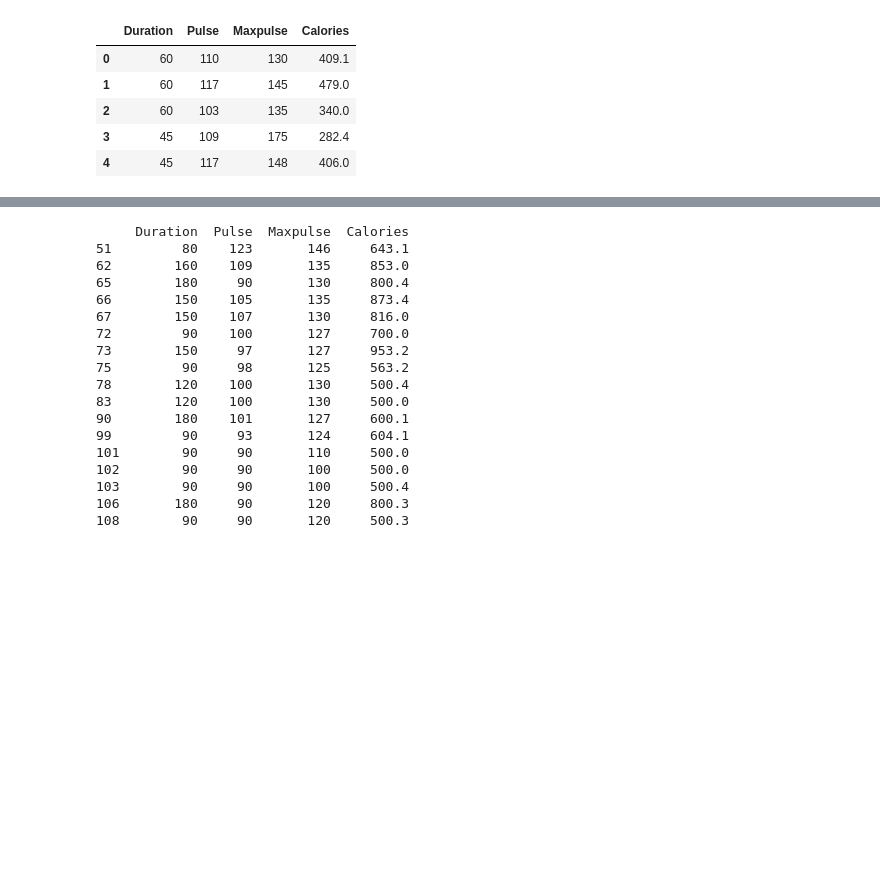
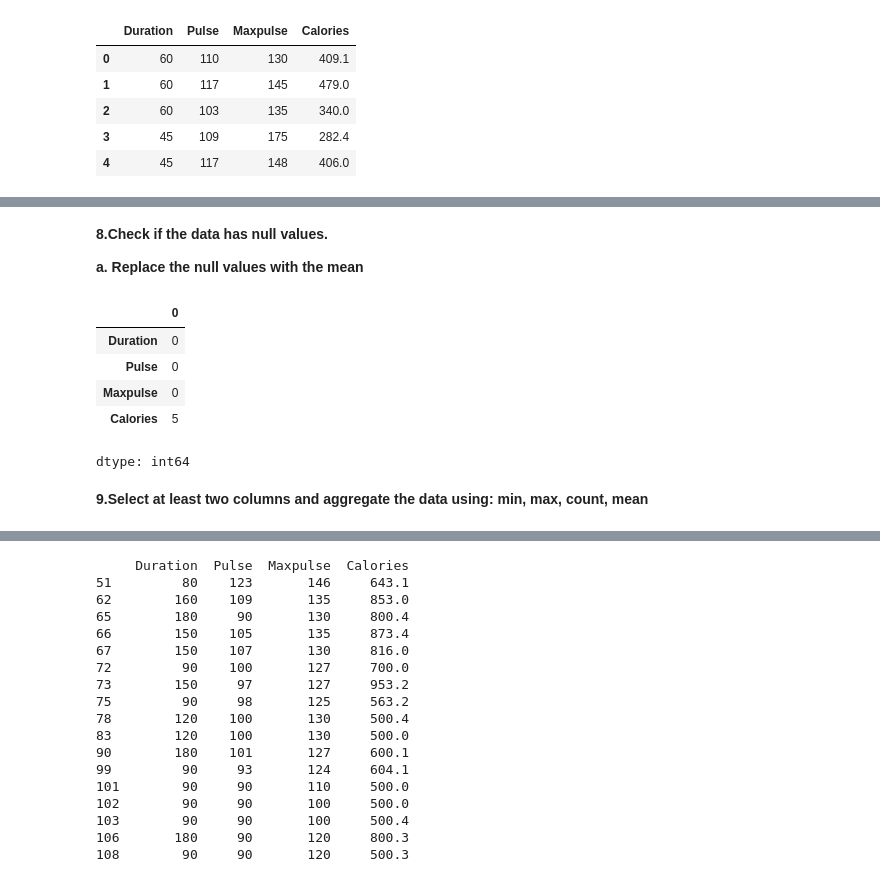
Before and after one commit to jaiz23/Big-Data-Analytics, a Jupyter notebook: icp4.ipynb, the cells around one changed output, grey strips where cells are left out. Saved outputs shown, nothing was run; the diff lists cells and outputs as text; code cells hidden in the pictures; blank space fills up the shorter version.

```diff
--- a/icp4.ipynb
+++ b/icp4.ipynb
@@ -131 +147,15 @@ max    300.000000  159.000000  184.000000  1860.400000
+# %% [markdown]
+**8.Check if the data has null values.**
+
+**a. Replace the null values with the mean**
+# %%
+# df.isnull() checks for null values on every column and returns true or false. sum() calculates the count on each column for True and gives count.
+df.isnull().sum()
+# %% [output]
+|  | 0 |
+| Duration | 0 |
+| Pulse | 0 |
+| Maxpulse | 0 |
+| Calories | 5 |
+dtype: int64
 # %%
@@ -133,2 +163,4 @@ max    300.000000  159.000000  184.000000  1860.400000
 df.fillna(df.mean(numeric_only=True), inplace=True)
+# %% [markdown]
+**9.Select at least two columns and aggregate the data using: min, max, count, mean**
 # %%
```
Also changed, not shown: parts of 27 cells of this notebook.
